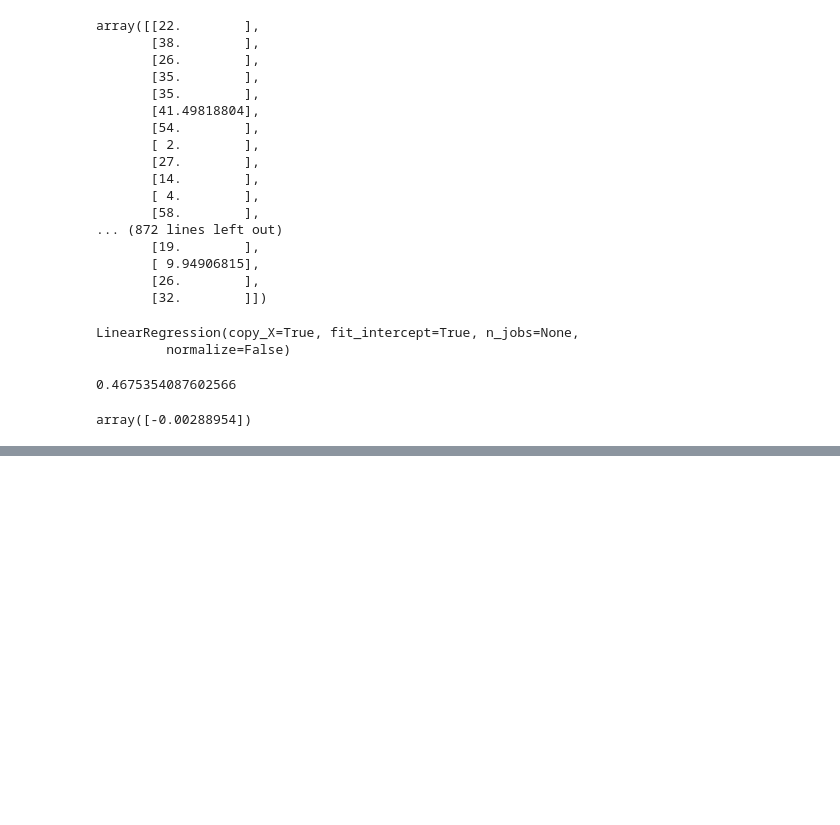
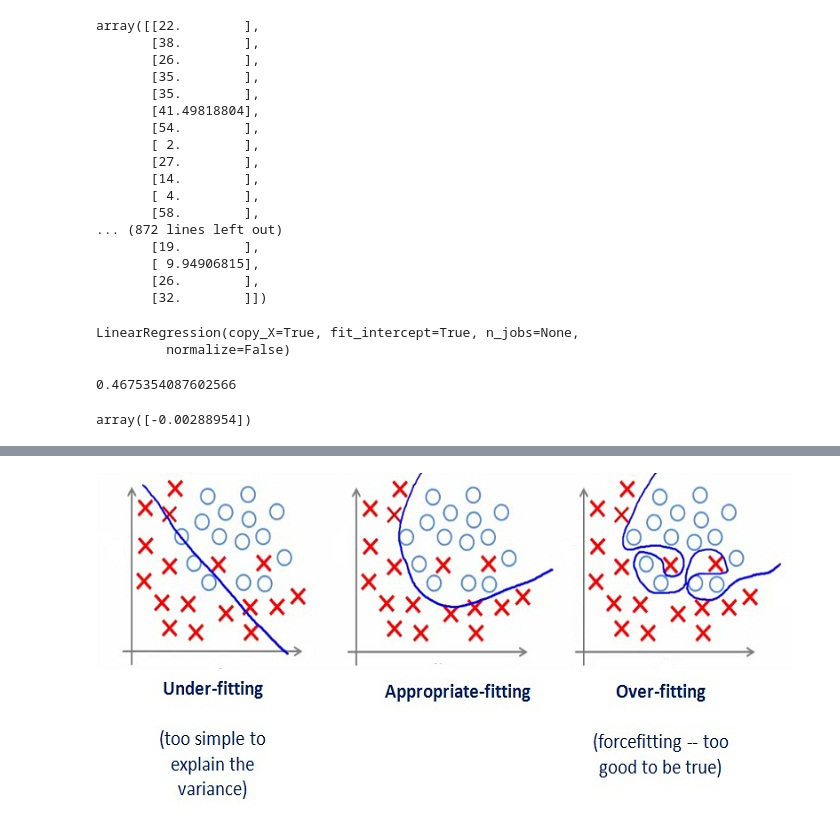
Before and after one commit to ghd7262/Titanic.Kaggle, a Jupyter notebook: Titanic.ipynb, the cells around one changed output, grey strips where cells are left out. Saved outputs shown, nothing was run; the diff lists cells and outputs as text; code cells hidden in the pictures; blank space fills up the shorter version.

```diff
--- a/Titanic.ipynb
+++ b/Titanic.ipynb
@@ -1370,0 +1400,8 @@ array([-0.00288954])
+# %%
+from PIL import Image
+os.getcwd()
+Img1 = Image.open('fittings.jpg')
+Img2 = Image.open('biasvariance.png')
+Img1
+# %% [output]
+[figure, added]
```
Also changed, not shown: parts of 7 cells of this notebook, 2 other files.
